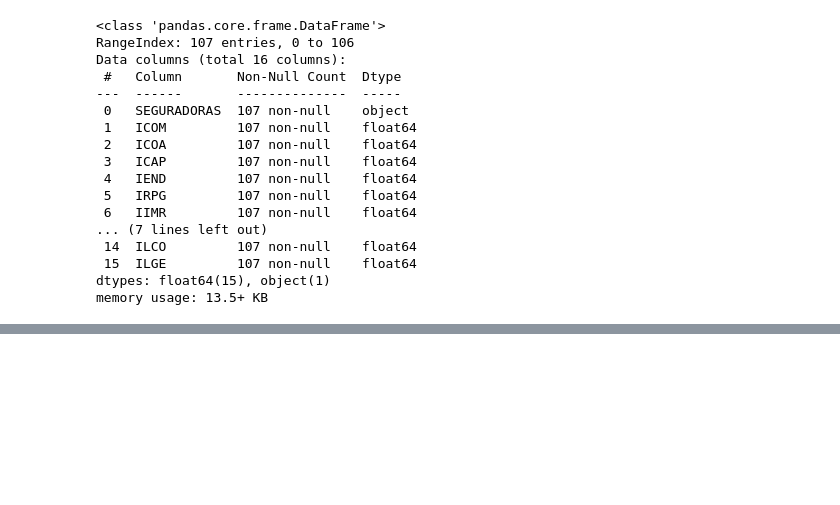
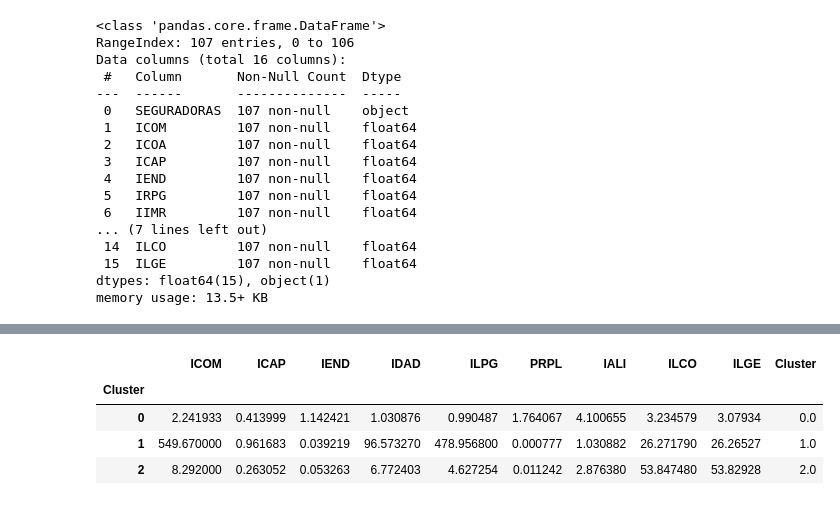
Before and after one commit to sergiourzedojunior/financ_KPI, a Jupyter notebook: scripts/afatorial.ipynb, the cells around one changed output, grey strips where cells are left out. Saved outputs shown, nothing was run; the diff lists cells and outputs as text; code cells hidden in the pictures; blank space fills up the shorter version.

```diff
--- a/scripts/afatorial.ipynb
+++ b/scripts/afatorial.ipynb
@@ -56,0 +654,8 @@ memory usage: 13.5+ KB
+# %%
+# Iterate over the columns (factors) of the DataFrame
+for col in factors.columns:
+    # Get the variables that meet the condition for the current factor
+    variables = factors[factors[col].notna()].index.tolist()
+
+    # Print the factor and its variables
+    print(f'{col} is: {", ".join(variables)}')
@@ -56,0 +748,14 @@ memory usage: 13.5+ KB
+# %%
+from sklearn.cluster import KMeans
+
+# Select the component columns
+X = df_with_scores[['Component_1', 'Component_2', 'Component_3']]
+
+# Create a KMeans instance with the desired number of clusters
+kmeans = KMeans(n_clusters=3)
+
+# Fit the model to the data and predict the cluster labels
+df_with_scores['Cluster'] = kmeans.fit_predict(X)
+
+# Print the DataFrame with the cluster labels
+print(df_with_scores)
@@ -56,0 +781,9 @@ memory usage: 13.5+ KB
+# %%
+# Exclude the component columns
+columns_to_exclude = ['Component_1', 'Component_2', 'Component_3']
+columns = [col for col in df_with_scores.columns if col not in columns_to_exclude]
+
+# Group by 'Cluster' and calculate the mean
+cluster_description = df_with_scores.groupby('Cluster')[columns].mean()
+
+print(cluster_description)
@@ -56,0 +828,8 @@ memory usage: 13.5+ KB
+# %%
+cluster_description
+# %% [output]
+|  | ICOM | ICAP | IEND | IDAD | ILPG | PRPL | IALI | ILCO | ILGE | Cluster |
+| Cluster |  |  |  |  |  |  |  |  |  |  |
+| 0 | 2.241933 | 0.413999 | 1.142421 | 1.030876 | 0.990487 | 1.764067 | 4.100655 | 3.234579 | 3.07934 | 0.0 |
+| 1 | 549.670000 | 0.961683 | 0.039219 | 96.573270 | 478.956800 | 0.000777 | 1.030882 | 26.271790 | 26.26527 | 1.0 |
+| 2 | 8.292000 | 0.263052 | 0.053263 | 6.772403 | 4.627254 | 0.011242 | 2.876380 | 53.847480 | 53.82928 | 2.0 |
```
Also changed, not shown: parts of 33 cells of this notebook, 4 other files.
